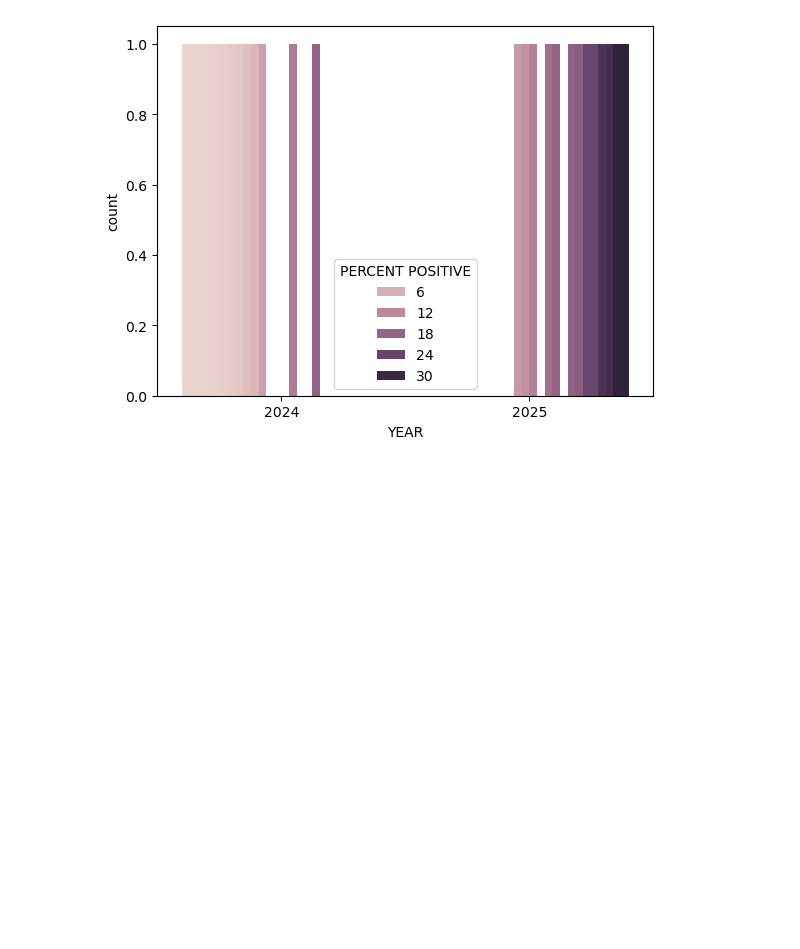
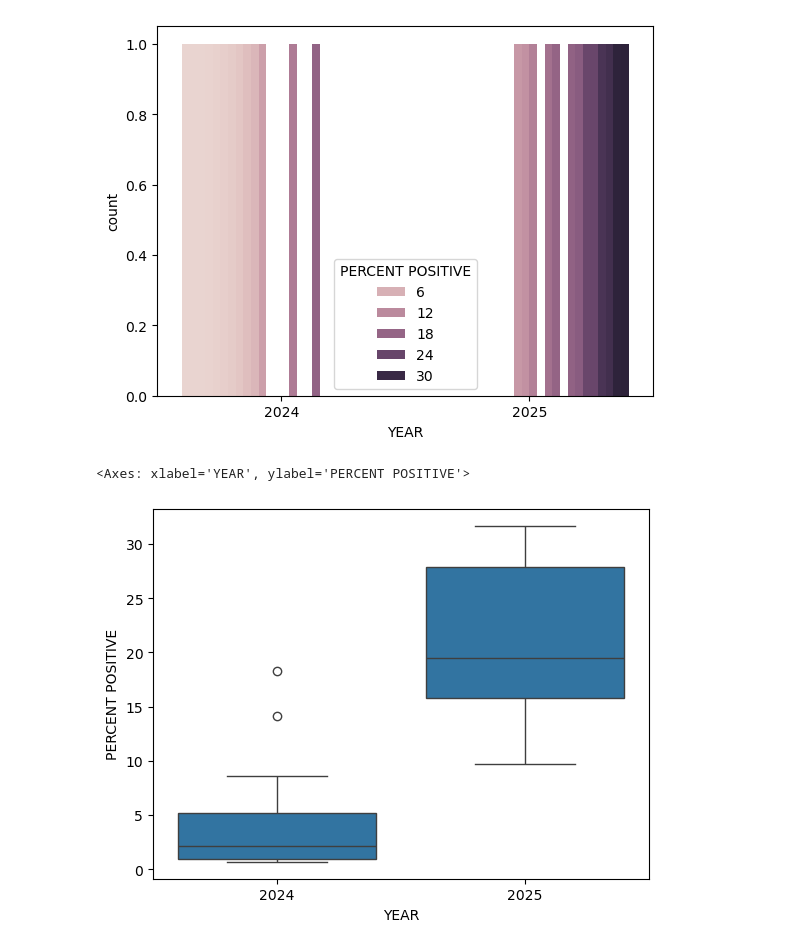
Before and after one commit to Lobat0/FluView-Analysis, a Jupyter notebook: Copia.ipynb, the cells around one changed output. Cells and saved outputs as stored; diff of their text form; code cells hidden in the pictures; blank space fills up the shorter version.

```diff
--- a/Copia.ipynb
+++ b/Copia.ipynb
@@ -329,3 +329,8 @@ sns.countplot(data=clinico, x='YEAR', hue='PERCENT POSITIVE')
 # %% [output]
 <Axes: xlabel='YEAR', ylabel='count'>
 [figure]
+# %%
+sns.boxplot(data=clinico, x='YEAR', y='PERCENT POSITIVE')
+# %% [output]
+<Axes: xlabel='YEAR', ylabel='PERCENT POSITIVE'>
+[figure, added]
```
